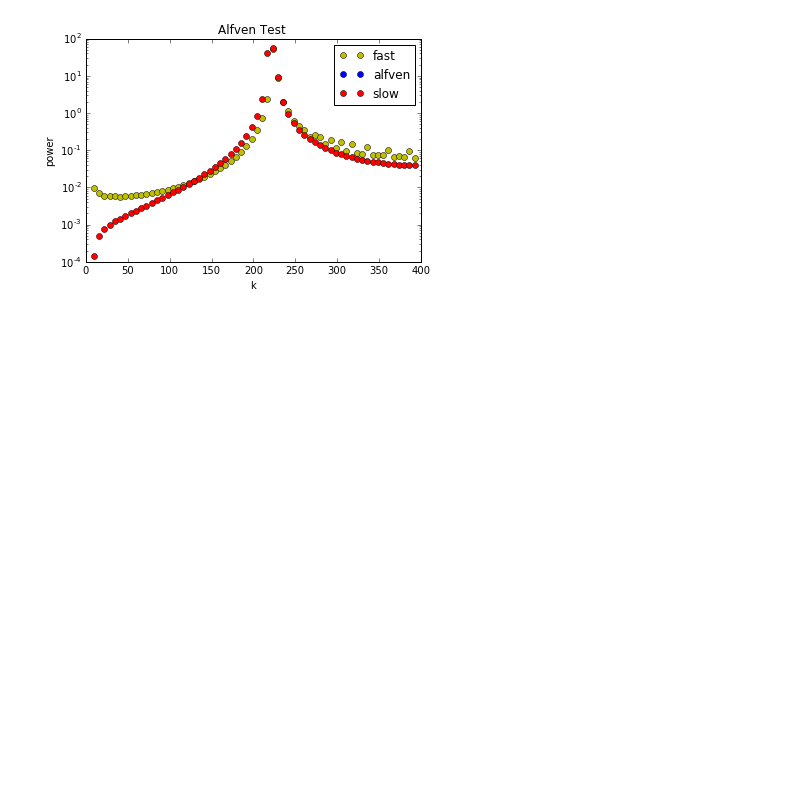
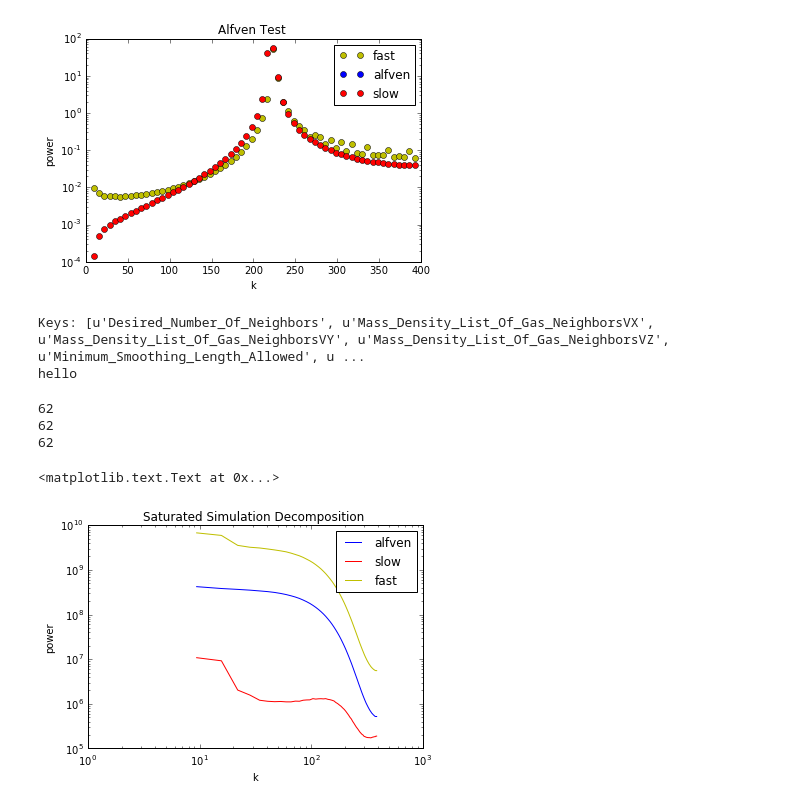
Before and after one commit to DSeligman/MHD_mode_decomposition, a Jupyter notebook: MODE_decomposition_tests.ipynb, the cells around one changed output. Saved outputs shown, nothing was run; the diff lists cells and outputs as text; code cells hidden in the pictures; blank space fills up the shorter version.

```diff
--- a/MODE_decomposition_tests.ipynb
+++ b/MODE_decomposition_tests.ipynb
@@ -200,29 +200,37 @@ plt.title('Slow Fast Compressible Mode Test ')
 # %%
 #
 infi=h5py.File('/Users/darrylseligman/Desktop/Flatiron/Phil/Initial_Magnetic_Simulations/jono_default_params/b0_N64/output_wheeler/dust_ALFVEN_snap_0946.h5','r') # (defined same as above)
 print("Keys: %s" % infi.keys())
 #h_g = np.array(infi["Smoothing_Length_List_Of_Gas_Neighbors"]) # this will act like a normal vector: h_g[:] for all elements
 #h_d=np.array(infi["Smoothing_Length_List_Of_Dust_Neighbors"])
 #read the list of B and V
 #B0=np.array(infi["Mass_Density_List_Of_Gas_Neighbors_B0"])
 #B1=np.array(infi["Mass_Density_List_Of_Gas_Neighbors_B1"])
 #B2=np.array(infi["Mass_Density_List_Of_Gas_Neighbors_B2"])
 
 V0=np.array(infi["Mass_Density_List_Of_Gas_NeighborsVX"])
 V1=np.array(infi["Mass_Density_List_Of_Gas_NeighborsVY"])
 V2=np.array(infi["Mass_Density_List_Of_Gas_NeighborsVZ"])
 xgrid=np.array(infi["x_grid"])
 #nngb_d_v1=np.array(infi["Mass_Density_List_Of_Dust_Neighbors_v1"])
 #nngb_g_v1=np.array(infi["Mass_Density_List_Of_Gas_Neighbors_v1"])
 
 infi.close()
 
 kgridG,alfVIso,fastVIso,slowVIso=mode_decomp(V0,V1,V2,1.)
 
 plt.loglog(kgridG,alfVIso,'b',label='alfven')
 plt.loglog(kgridG,slowVIso,'r',label='slow')
 plt.loglog(kgridG,fastVIso,'y',label='fast')
 plt.legend()
 plt.xlabel('k')
 plt.ylabel('power')
-plt.title('Alfven Test ')
+plt.title('Saturated Simulation Decomposition ')
+# %% [output]
+Keys: [u'Desired_Number_Of_Neighbors', u'Mass_Density_List_Of_Gas_NeighborsVX', u'Mass_Density_List_Of_Gas_NeighborsVY', u'Mass_Density_List_Of_Gas_NeighborsVZ', u'Minimum_Smoothing_Length_Allowed', u ...
+hello
+62
+62
+62
+<matplotlib.text.Text at 0x...>
+[figure, added]
```
